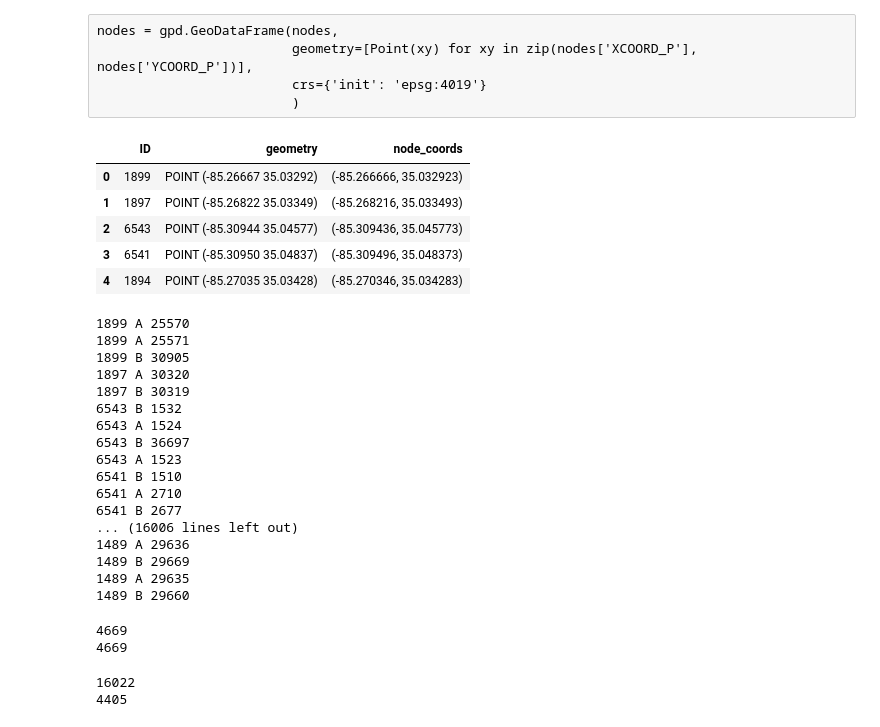
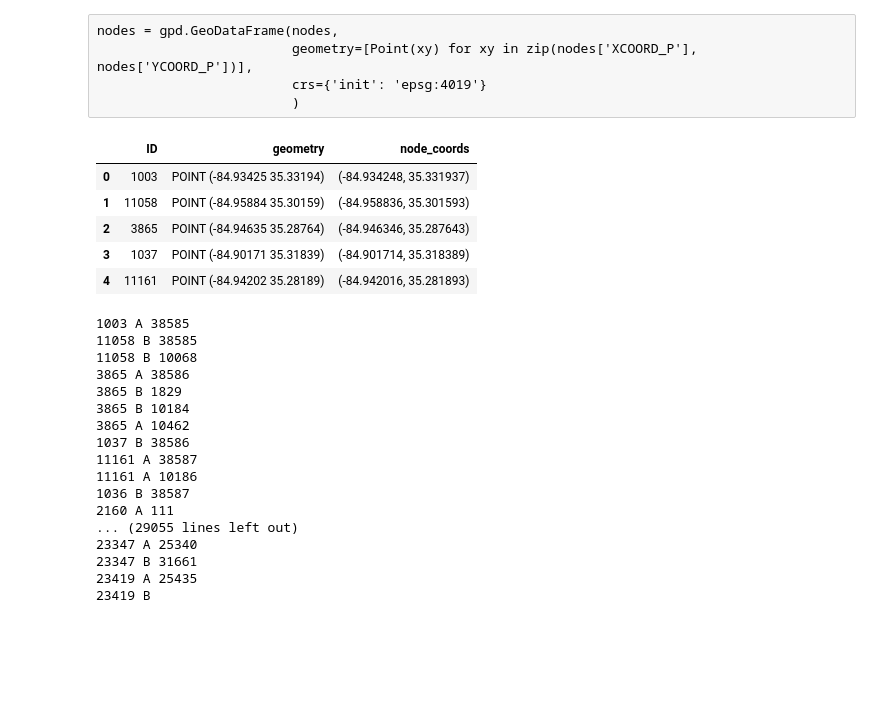
Before and after one commit to wsp-sag/client_chattanooga_rtp_update, a Jupyter notebook: Notebooks/Chattanooga_Network_Validation-Node_Tags.ipynb, the cells around one changed output. Drawn from its saved outputs; the diff is of its cells as text; code cells hidden in the pictures; blank space fills up the shorter version.

Commit message:
Updated to run with actual complete Node Network.

```diff
--- a/Notebooks/Chattanooga_Network_Validation-Node_Tags.ipynb
+++ b/Notebooks/Chattanooga_Network_Validation-Node_Tags.ipynb
@@ -31,19 +31,19 @@ nodes = gpd.GeoDataFrame(nodes,
                          crs={'init': 'epsg:4019'}
                          )
 # %%
-nodes = gpd.read_file(os.path.join(network_path, 'Chatt_Master_TransitStop.shp'))
+nodes = gpd.read_file(os.path.join(network_path, 'Chatt_Master_Node.shp'))
 nodes = nodes[['ID', 'geometry']]
 nodes['node_coords'] = [(c.x, c.y) for c in nodes['geometry']]
 
 nodes.plot()
 nodes.head()
 # %% [output]
 |  | ID | geometry | node_coords |
-| 0 | 1899 | POINT (-85.26667 35.03292) | (-85.266666, 35.032923) |
-| 1 | 1897 | POINT (-85.26822 35.03349) | (-85.268216, 35.033493) |
-| 2 | 6543 | POINT (-85.30944 35.04577) | (-85.309436, 35.045773) |
-| 3 | 6541 | POINT (-85.30950 35.04837) | (-85.309496, 35.048373) |
-| 4 | 1894 | POINT (-85.27035 35.03428) | (-85.270346, 35.034283) |
+| 0 | 1003 | POINT (-84.93425 35.33194) | (-84.934248, 35.331937) |
+| 1 | 11058 | POINT (-84.95884 35.30159) | (-84.958836, 35.301593) |
+| 2 | 3865 | POINT (-84.94635 35.28764) | (-84.946346, 35.287643) |
+| 3 | 1037 | POINT (-84.90171 35.31839) | (-84.901714, 35.318389) |
+| 4 | 11161 | POINT (-84.94202 35.28189) | (-84.942016, 35.281893) |
 # %%
 network_stream = []
 
@@ -59,21 +59,21 @@ for i, pt in nodes.iterrows():
 
 network_stream = pd.DataFrame(network_stream, columns=['id', 'end', 'link_id'])
 # %% [output]
-1899 A 25570
-1899 A 25571
-1899 B 30905
-1897 A 30320
-1897 B 30319
-6543 B 1532
-6543 A 1524
-6543 B 36697
-6543 A 1523
-6541 B 1510
-6541 A 2710
-6541 B 2677
-... (16006 lines left out)
-1489 A 29636
-1489 B 29669
-1489 A 29635
-1489 B 29660
+1003 A 38585
+11058 B 38585
+11058 B 10068
+3865 A 38586
+3865 B 1829
+3865 B 10184
+3865 A 10462
+1037 B 38586
+11161 A 38587
+11161 A 10186
+1036 B 38587
+2160 A 111
+... (29055 lines left out)
+23347 A 25340
+23347 B 31661
+23419 A 25435
+23419 B
 # %%
@@ -81,14 +81,8 @@ network_stream.to_csv(os.path.join(network_path, 'network_nodes.csv'))
 # %%
 print(len(nodes))
 print(len(nodes['ID'].unique()))
-# %% [output]
-4669
-4669
 # %%
 print(len(network_stream))
 print(len(network_stream['id'].unique()))
-# %% [output]
-16022
-4405
 # %%
 nodes[~nodes['ID'].isin(network_stream['id'])]
```
Also changed, not shown: parts of 3 cells of this notebook, 1 other file.
